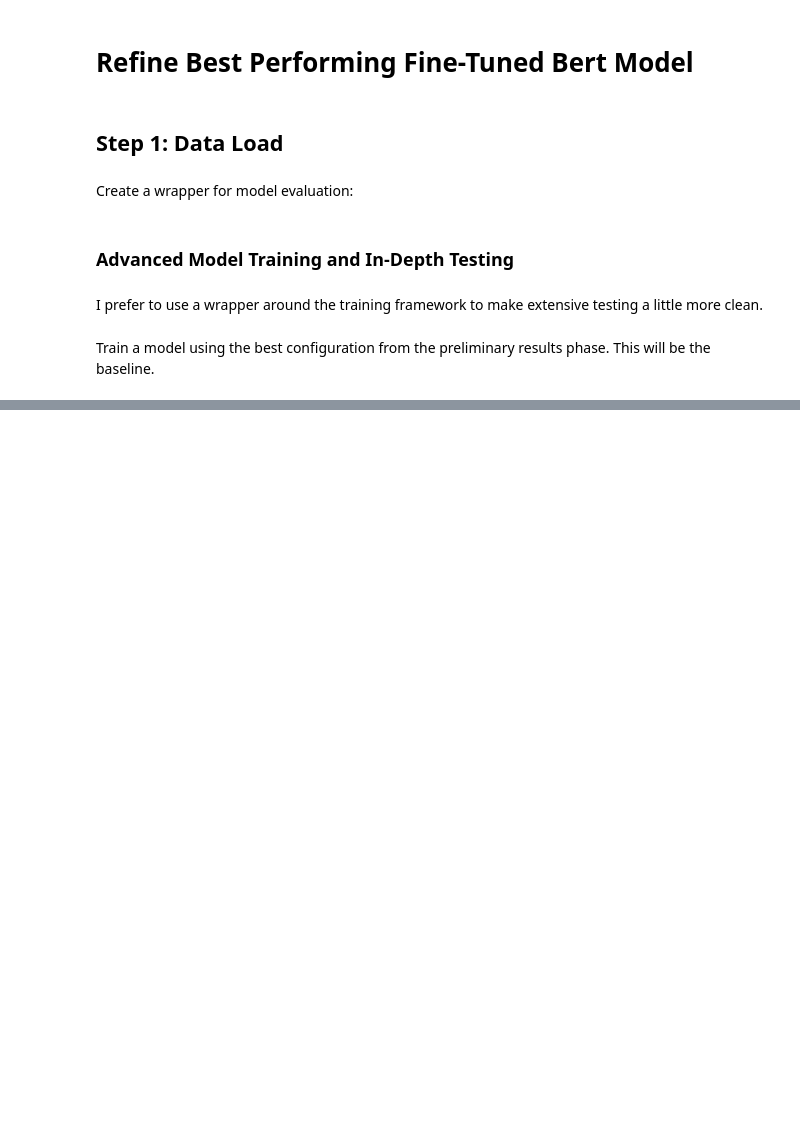
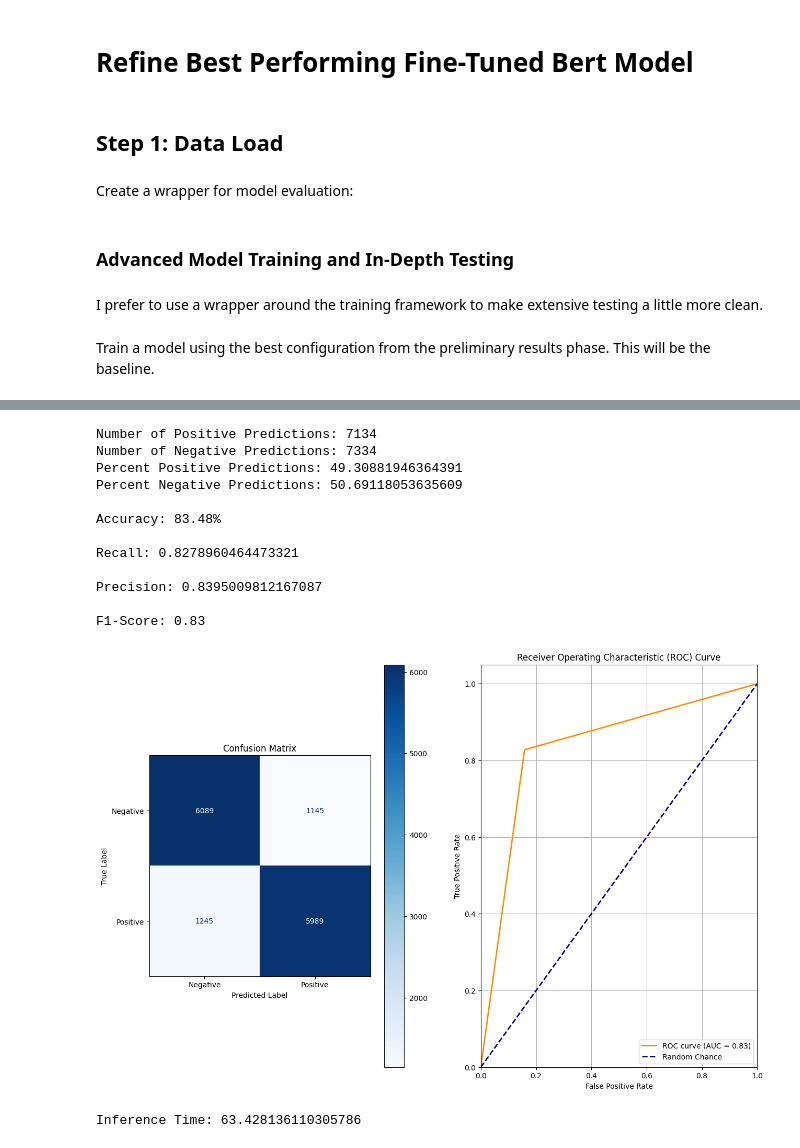
Before and after one commit to rcwaterman/DSE6212, a Jupyter notebook: Project/Final/model_testing.ipynb, the cells around one changed output, grey strips where cells are left out. Cells and saved outputs as stored; diff of their text form; code cells hidden in the pictures; blank space fills up the shorter version.

```diff
--- a/Project/Final/model_testing.ipynb
+++ b/Project/Final/model_testing.ipynb
@@ -408,0 +460,19 @@ F1-Score: 0.83
+# %%
+batch_32_checkpoint = 'results/ft_batch_size_32'
+
+test_model(batch_32_checkpoint, val_data)
+# %% [output]
+Number of Positive Predictions: 7134
+Number of Negative Predictions: 7334
+Percent Positive Predictions: 49.30881946364391
+Percent Negative Predictions: 50.69118053635609
+
+Accuracy: 83.48%
+
+Recall: 0.8278960464473321
+
+Precision: 0.8395009812167087
+
+F1-Score: 0.83
+[figure, added]
+Inference Time: 63.428136110305786
```
Also changed, not shown: parts of 40 cells of this notebook.
